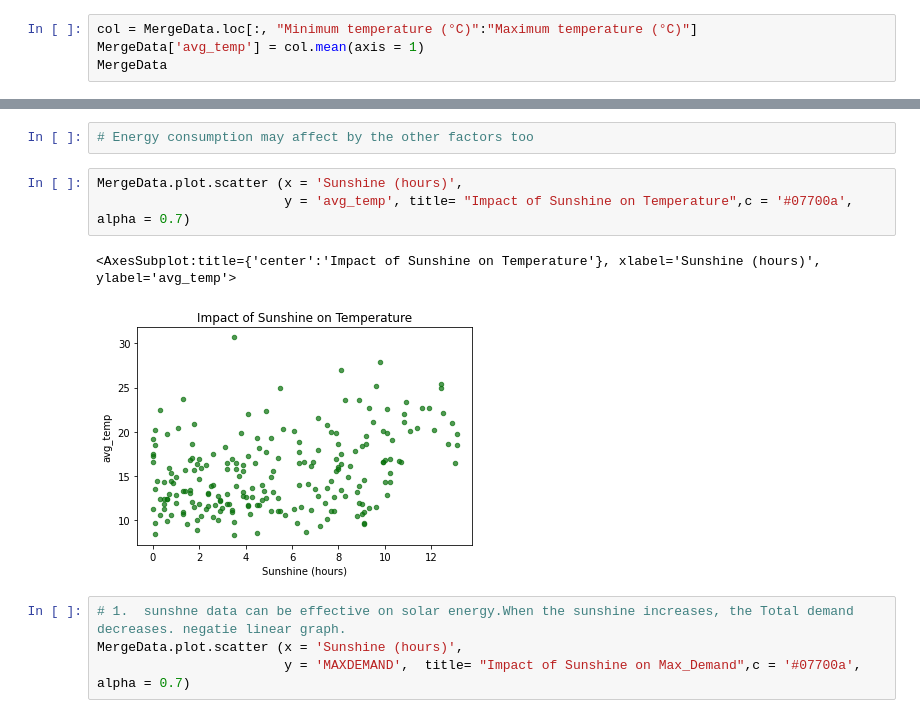
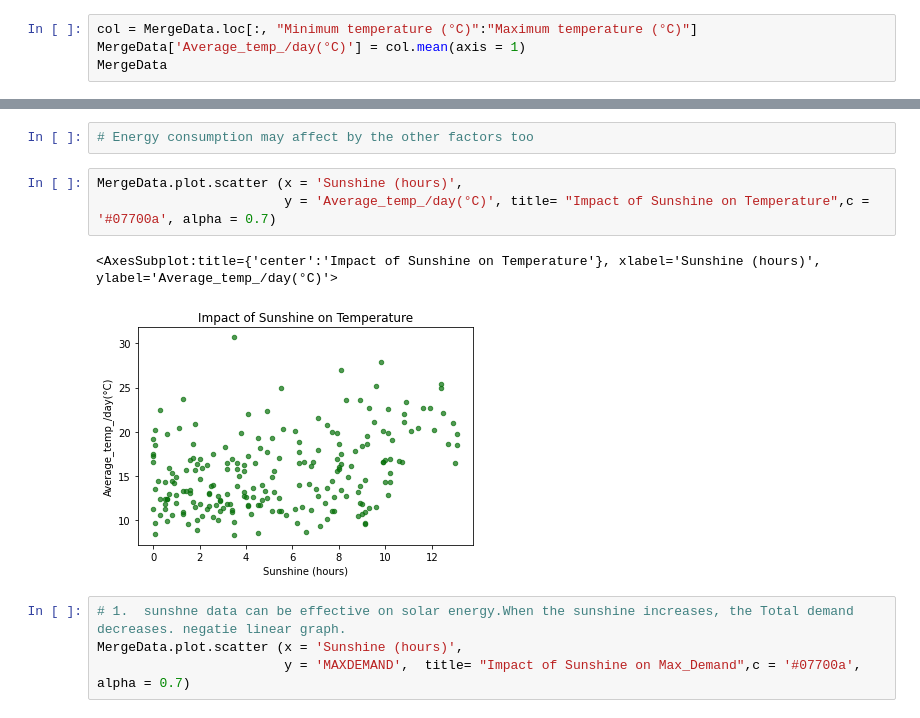
Before and after one commit to smbayat11/Assignment2_Group9, a Jupyter notebook: A2-Group9_2_metafile.ipynb, the cells around one changed output, grey strips where cells are left out. Cells and saved outputs as stored; diff of their text form.

```diff
--- a/A2-Group9_2_metafile.ipynb
+++ b/A2-Group9_2_metafile.ipynb
@@ -362,7 +344,7 @@ myMin
 # 3 pm is the time that the temperature goes up in summer.Therefore this chart was plotted to give a random idea on energy demand.
 # %%
 col = MergeData.loc[:, "Minimum temperature (°C)":"Maximum temperature (°C)"]
-MergeData['avg_temp'] = col.mean(axis = 1)
+MergeData['Average_temp_/day(°C)'] = col.mean(axis = 1)
 MergeData
 # %% [output]
 |  | Date | Minimum temperature (°C) | Maximum temperature (°C) | Rainfall (mm) | Evaporation (mm) | ... |
@@ -465,10 +447,10 @@ myMin
 # Energy consumption may affect by the other factors too
 # %%
 MergeData.plot.scatter (x = 'Sunshine (hours)',
-                        y = 'avg_temp', title= "Impact of Sunshine on Temperature",c = '#07700a', alpha = 0.7)
+                        y = 'Average_temp_/day(°C)', title= "Impact of Sunshine on Temperature",c = '#07700a', alpha = 0.7)
 # %% [output]
-<AxesSubplot:title={'center':'Impact of Sunshine on Temperature'}, xlabel='Sunshine (hours)', ylabel='avg_temp'>
+<AxesSubplot:title={'center':'Impact of Sunshine on Temperature'}, xlabel='Sunshine (hours)', ylabel='Average_temp_/day(°C)'>
-[figure, old version]
+[figure, new version]
 # %%
 # 1.  sunshne data can be effective on solar energy.When the sunshine increases, the Total demand decreases. negatie linear graph.
 MergeData.plot.scatter (x = 'Sunshine (hours)',
```
Also changed, not shown: parts of 40 cells of this notebook.
